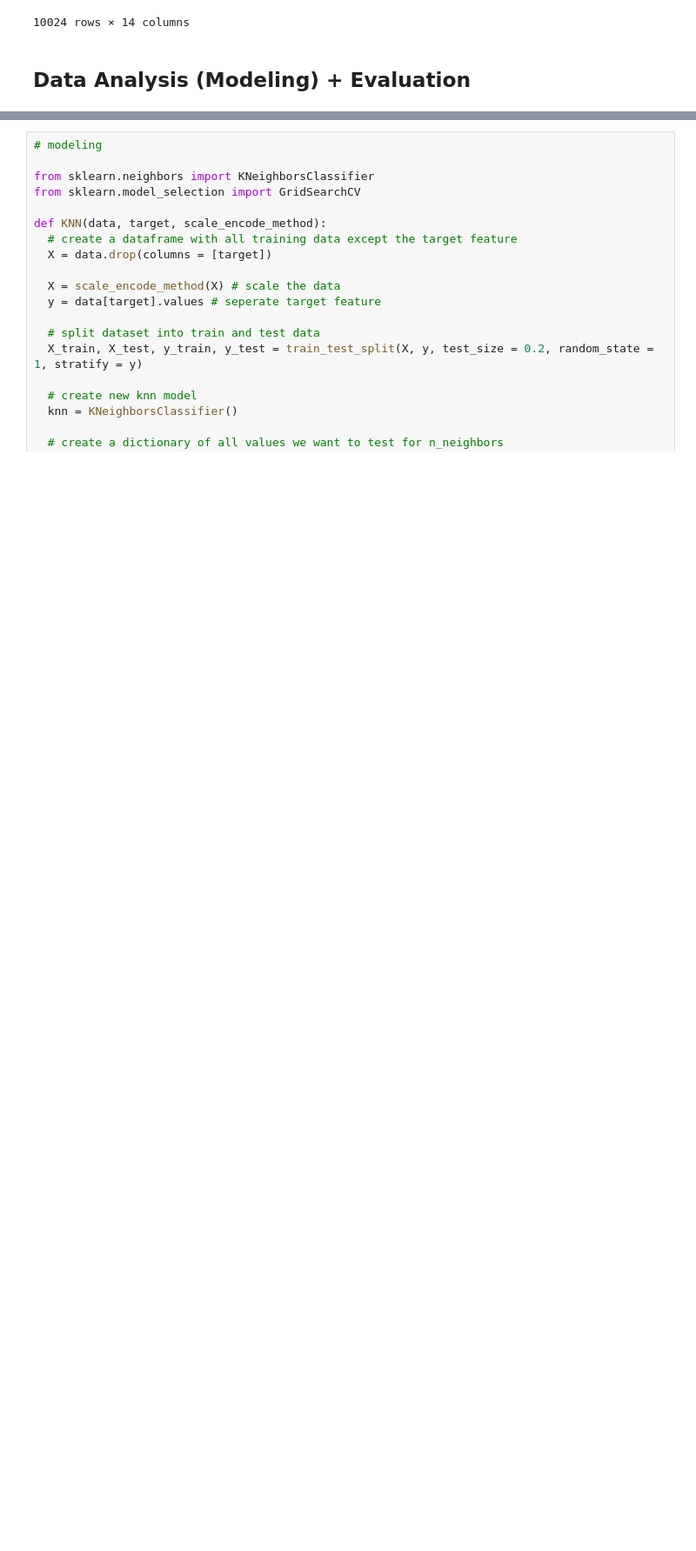
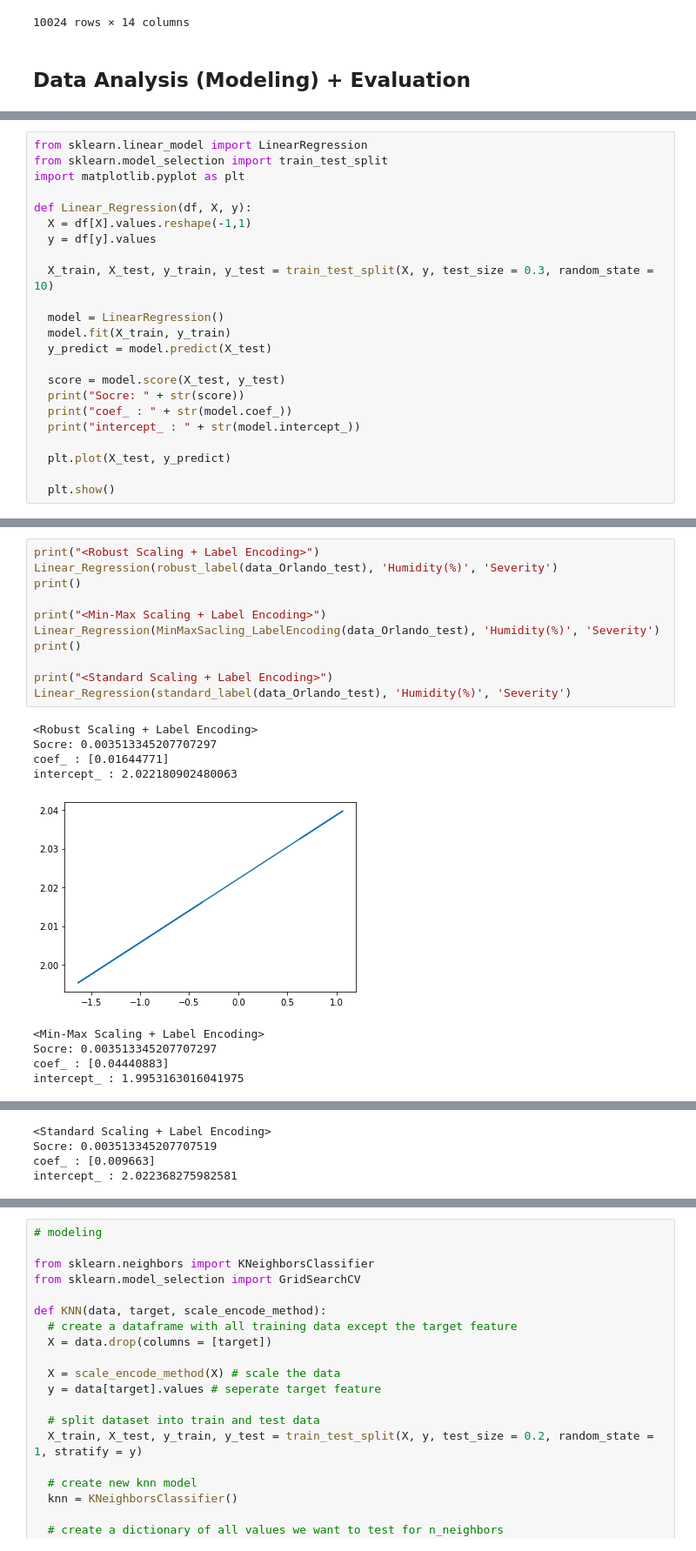
Before and after one commit to gnryu/DataScience-2022, a Jupyter notebook: final.ipynb, the cells around one changed output, grey strips where cells are left out. Shown at 87% size. Cells and saved outputs as stored; diff of their text form; blank space fills up the shorter version.

```diff
--- a/final.ipynb
+++ b/final.ipynb
@@ -796,0 +799,23 @@ robust_label(data_Orlando_test)
+# %%
+from sklearn.linear_model import LinearRegression
+from sklearn.model_selection import train_test_split
+import matplotlib.pyplot as plt
+
+def Linear_Regression(df, X, y):
+  X = df[X].values.reshape(-1,1)
+  y = df[y].values
+
+  X_train, X_test, y_train, y_test = train_test_split(X, y, test_size = 0.3, random_state = 10)
+
+  model = LinearRegression()
+  model.fit(X_train, y_train)
+  y_predict = model.predict(X_test)
+
+  score = model.score(X_test, y_test)
+  print("Socre: " + str(score))
+  print("coef_ : " + str(model.coef_))
+  print("intercept_ : " + str(model.intercept_))
+
+  plt.plot(X_test, y_predict)
+
+  plt.show()
@@ -796,0 +824,21 @@ robust_label(data_Orlando_test)
+# %%
+print("<Robust Scaling + Label Encoding>")
+Linear_Regression(robust_label(data_Orlando_test), 'Humidity(%)', 'Severity')
+print()
+
+print("<Min-Max Scaling + Label Encoding>")
+Linear_Regression(MinMaxSacling_LabelEncoding(data_Orlando_test), 'Humidity(%)', 'Severity')
+print()
+
+print("<Standard Scaling + Label Encoding>")
+Linear_Regression(standard_label(data_Orlando_test), 'Humidity(%)', 'Severity')
+# %% [output]
+<Robust Scaling + Label Encoding>
+Socre: 0.003513345207707297
+coef_ : [0.01644771]
+intercept_ : 2.022180902480063
+[figure, added]
+<Min-Max Scaling + Label Encoding>
+Socre: 0.003513345207707297
+coef_ : [0.04440883]
+intercept_ : 1.9953163016041975
@@ -796,0 +846,4 @@ robust_label(data_Orlando_test)
+<Standard Scaling + Label Encoding>
+Socre: 0.003513345207707519
+coef_ : [0.009663]
+intercept_ : 2.022368275982581
```
Also changed, not shown: parts of 60 cells of this notebook.
